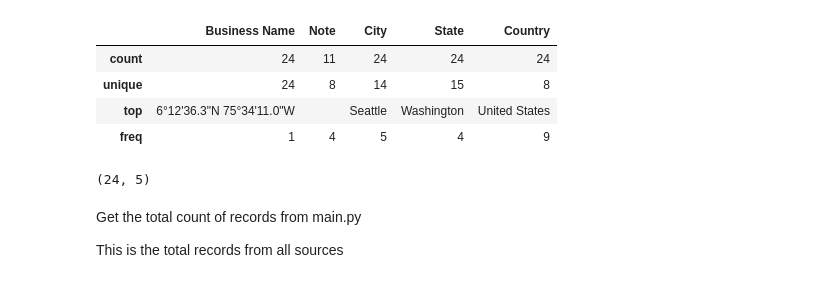
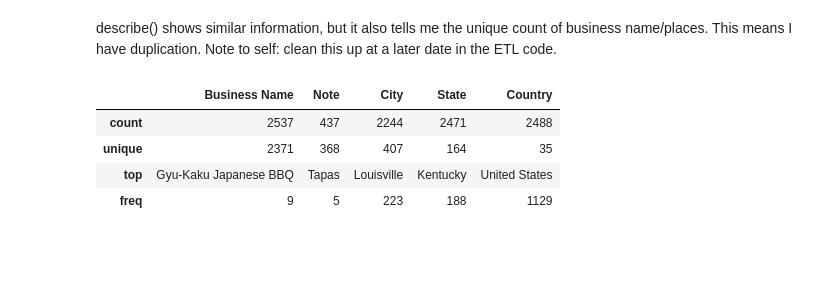
Before and after one commit to mary-vo/my-google-and-yelp-places, a Jupyter notebook: data-analysis/analysis.ipynb, the cells around one changed output. Cells and saved outputs as stored; diff of their text form; code cells hidden in the pictures; blank space fills up the shorter version.

```diff
--- a/data-analysis/analysis.ipynb
+++ b/data-analysis/analysis.ipynb
@@ -18,0 +5,2 @@ Initial Discovery of the data output from main.py
+# %%
+final_dataframe = pd.read_excel("curated_data.xlsx")
@@ -19,16 +26,11 @@ Initial Discovery of the data output from main.py
+# %% [markdown]
+describe() shows similar information, but it also tells me the unique count of business name/places.
+This means I have duplication. Note to self: clean this up at a later date in the ETL code.
 # %%
-curated_df.describe()
+final_dataframe.describe()
 # %% [output]
 |  | Business Name | Note | City | State | Country |
-| count | 24 | 11 | 24 | 24 | 24 |
-| unique | 24 | 8 | 14 | 15 | 8 |
-| top | 6°12'36.3"N 75°34'11.0"W |  | Seattle | Washington | United States |
-| freq | 1 | 4 | 5 | 4 | 9 |
+| count | 2537 | 437 | 2244 | 2471 | 2488 |
+| unique | 2371 | 368 | 407 | 164 | 35 |
+| top | Gyu-Kaku Japanese BBQ | Tapas | Louisville | Kentucky | United States |
+| freq | 9 | 5 | 223 | 188 | 1129 |
-# %%
-curated_df.shape
-# %% [output]
-(24, 5)
-# %% [markdown]
-  Get the total count of records from main.py
-
-  This is the total records from all sources
```
Also changed, not shown: parts of 24 cells of this notebook, 12 other files.
